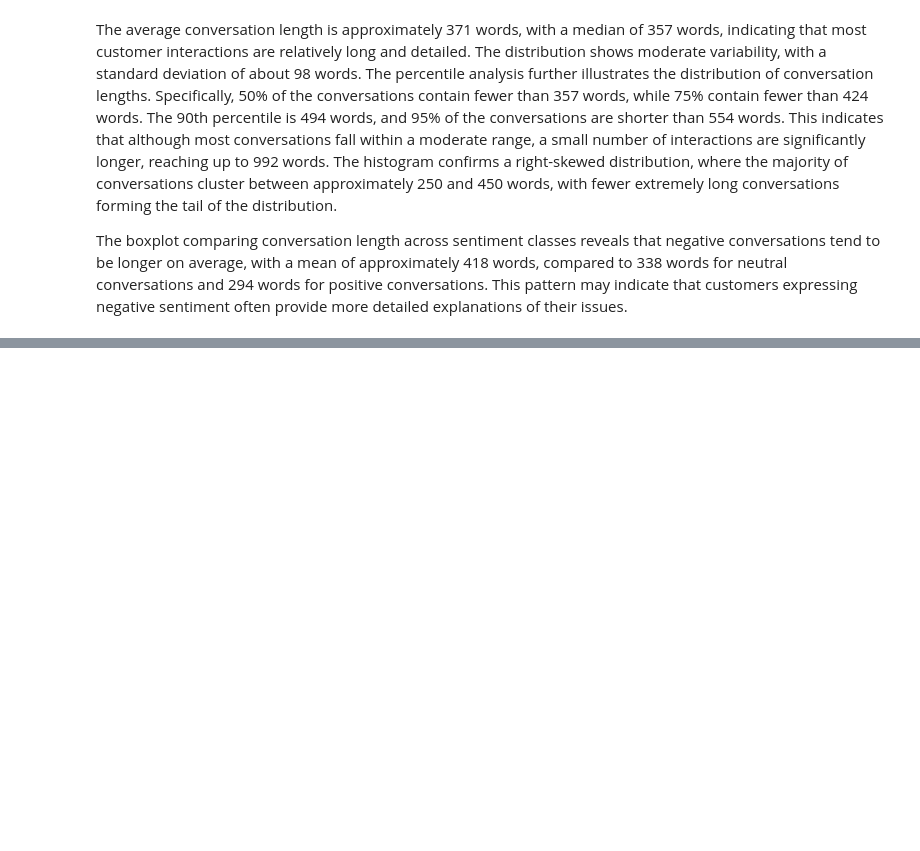
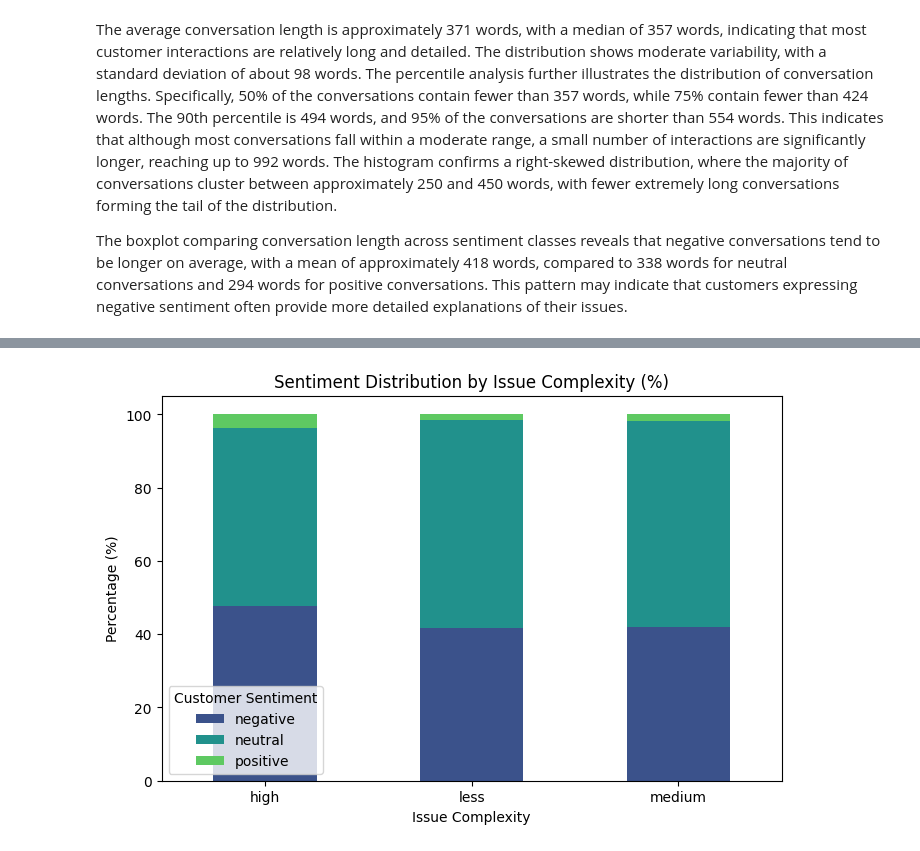
Before and after one commit to sulucay01/DI725-assignment1, a Jupyter notebook: notebooks/01_eda.ipynb, the cells around one changed output, grey strips where cells are left out. Drawn from its saved outputs; the diff is of its cells as text; code cells hidden in the pictures; blank space fills up the shorter version.

```diff
--- a/notebooks/01_eda.ipynb
+++ b/notebooks/01_eda.ipynb
@@ -313,0 +363,30 @@ The boxplot comparing conversation length across sentiment classes reveals that
+# %%
+#Visualization
+
+#Issue Complexity
+complexity_sentiment = pd.crosstab(
+    train["issue_complexity"],
+    train["customer_sentiment"],
+    normalize="index"
+) * 100
+
+complexity_sentiment = complexity_sentiment.round(1)
+
+palette = sns.color_palette("viridis", complexity_sentiment.shape[1])
+
+complexity_sentiment.plot(
+    kind="bar",
+    stacked=True,
+    figsize=(8,5),
+    color=palette
+)
+
+plt.title("Sentiment Distribution by Issue Complexity (%)")
+plt.xlabel("Issue Complexity")
+plt.ylabel("Percentage (%)")
+plt.legend(title="Customer Sentiment")
+plt.xticks(rotation=0)
+
+plt.show()
+# %% [output]
+[figure, added]
```
Also changed, not shown: parts of 8 cells of this notebook.
